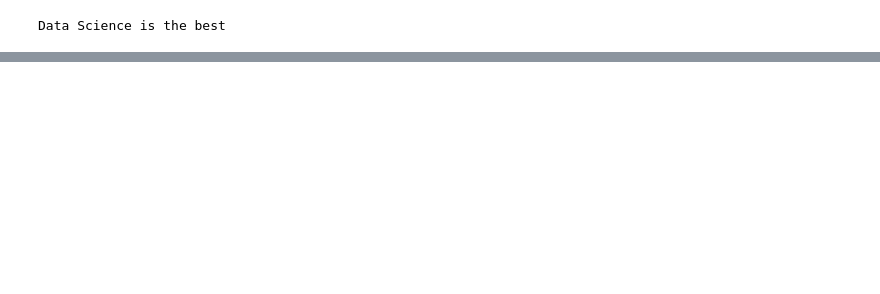
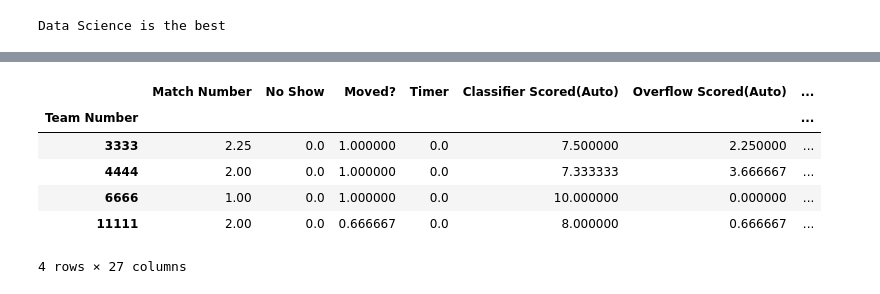
Before and after one commit to GirlsOfSteelRobotics/2025FTCScoutingApp, a Jupyter notebook: mock_data.ipynb, the cells around one changed output, grey strips where cells are left out. Saved outputs shown, nothing was run; the diff lists cells and outputs as text; code cells hidden in the pictures; blank space fills up the shorter version.

```diff
--- a/mock_data.ipynb
+++ b/mock_data.ipynb
@@ -112,0 +99,11 @@ Team Number
+# %%
+avg=new_df.groupby("Team Number").mean(numeric_only=True)
+avg
+# %% [output]
+|  | Match Number | No Show | Moved? | Timer | Classifier Scored(Auto) | Overflow Scored(Auto) | ... |
+| Team Number |  |  |  |  |  |  | ... |
+| 3333 | 2.25 | 0.0 | 1.000000 | 0.0 | 7.500000 | 2.250000 | ... |
+| 4444 | 2.00 | 0.0 | 1.000000 | 0.0 | 7.333333 | 3.666667 | ... |
+| 6666 | 1.00 | 0.0 | 1.000000 | 0.0 | 10.000000 | 0.000000 | ... |
+| 11111 | 2.00 | 0.0 | 0.666667 | 0.0 | 8.000000 | 0.666667 | ... |
+4 rows × 27 columns
```
Also changed, not shown: parts of 10 cells of this notebook.
